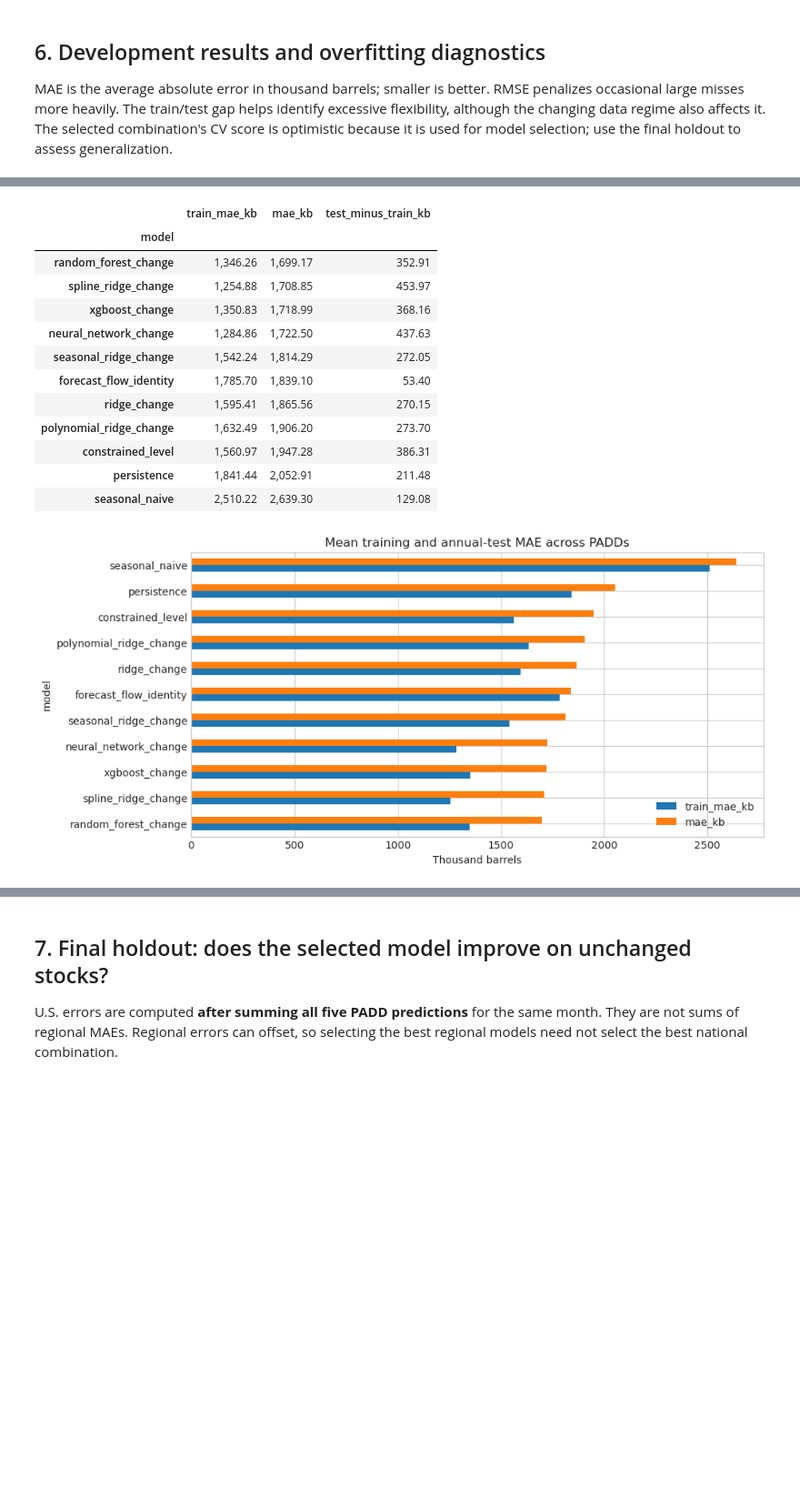
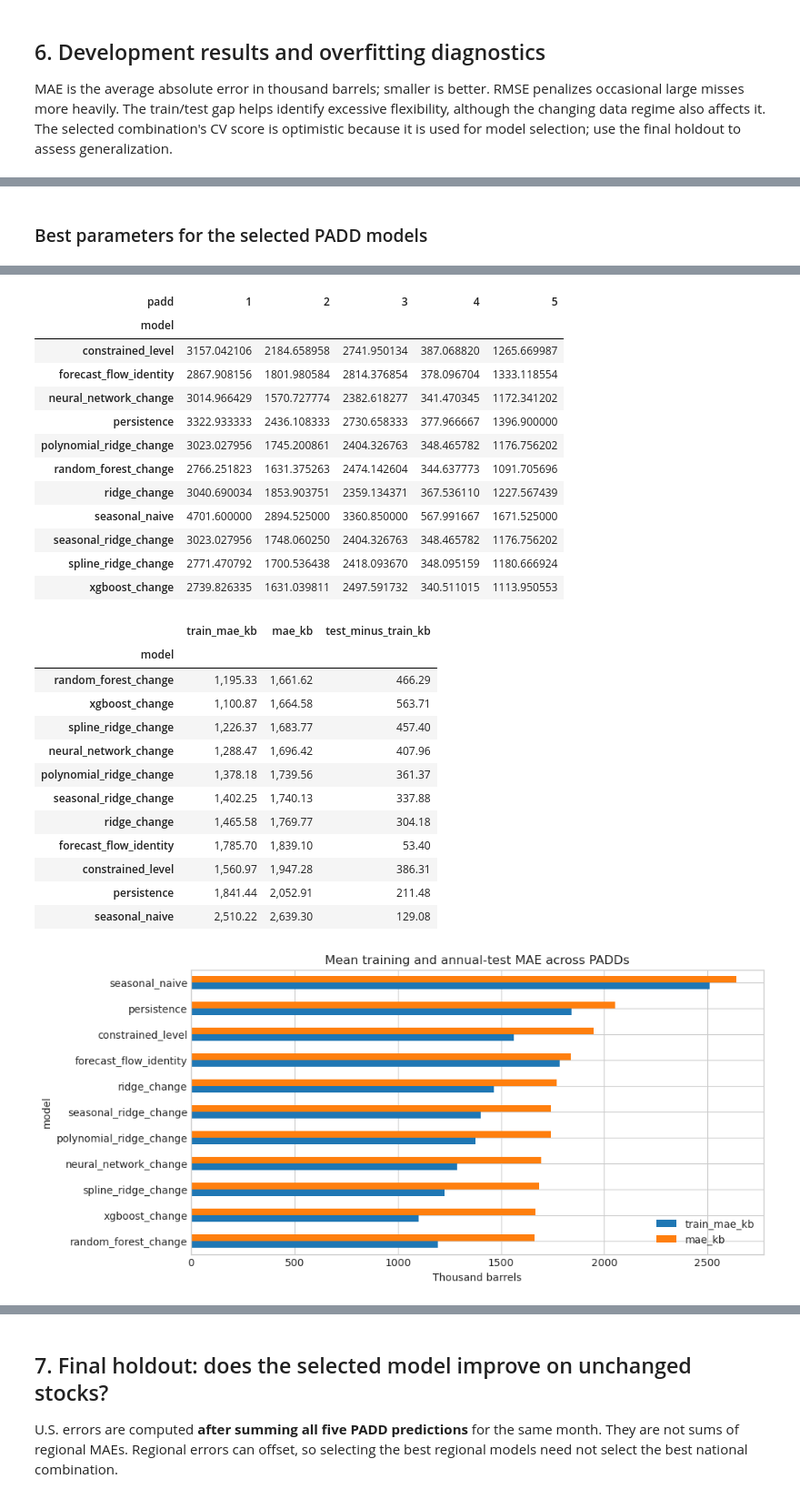
Before and after one commit to calvinchou711/US_SND_GASOLINE, a Jupyter notebook: us_snd_model_results.ipynb, the cells around one changed output, grey strips where cells are left out. Shown at 91% size. Cells and saved outputs as stored; diff of their text form; code cells hidden in the pictures; blank space fills up the shorter version.

Commit message:
Tune gasoline models with chronological grid search

```diff
--- a/us_snd_model_results.ipynb
+++ b/us_snd_model_results.ipynb
@@ -636,6 +723,7 @@ def forecast(history, fitted, horizon=12):
 data_dir=HERE/'data'
 output_dir=OUTPUT
 folds=10
+jobs=8
 # %% [markdown]
 ### 5a. Prepare training rows and compare every candidate
 
@@ -646,7 +734,7 @@ output.mkdir(parents=True, exist_ok=True)
 panel = load_panel(data_dir)
 histories = {p: panel[panel.padd.eq(p)].reset_index(drop=True) for p in PADD_NAMES}
 samples = {p: supervised(history) for p,history in histories.items()}
-predictions, fold_metrics, selection, fitted, fit_warnings = evaluate(samples, folds)
+predictions, fold_metrics, selection, fitted, fit_warnings, best_parameters, grid_results = evaluate(samples, folds, jobs=jobs)
 
 display(fold_metrics.groupby('model').agg(folds=('fold','count'),test_mae_kb=('mae_kb','mean')))
 display(selection)
@@ -720,7 +765,7 @@ for offset in [24, 12]:
     cutoff = panel.month.max() - pd.DateOffset(months=offset)
     for p, state in fitted.items():
         train = samples[p][samples[p].month.le(cutoff)]
-        model, warning = fit(state['name'], train)
+        model, warning = fit(state['name'], train, best_parameters[p, state['name']])
         states[p] = {'name': state['name'], 'estimator': model}
         if warning:
             fit_warnings.loc[len(fit_warnings)] = [p, state['name'], 'recursive_holdout', warning]
@@ -789,7 +807,10 @@ tables = {'padd_monthly_model':panel,'us_monthly_model':us_history,'jodi_us_benc
     'padd_forecast_12m':regional,'us_forecast_12m':national,'latest_forecast':latest,
     'recursive_holdout_predictions':recursive,'us_recursive_holdout_predictions':us_recursive,
     'recursive_holdout_metrics':metric_table(recursive,['padd']),
-    'us_recursive_horizon_metrics':metric_table(us_recursive,['horizon']), 'fit_warnings':fit_warnings}
+    'us_recursive_horizon_metrics':metric_table(us_recursive,['horizon']), 'fit_warnings':fit_warnings,
+    'grid_search_results':grid_results,
+    'best_parameters':pd.DataFrame([{'padd':p, 'model':name, 'params':json.dumps(params, sort_keys=True)}
+        for (p,name),params in best_parameters.items()])}
 for name, frame in tables.items():
     frame.to_csv(output/f'{name}.csv', index=False)
 joblib.dump(fitted, output/'fitted_models.joblib')
@@ -872,6 +880,12 @@ assert pd.to_datetime(schedule.test_end).max() < pd.Timestamp(metadata['holdout_
 MAE is the average absolute error in thousand barrels; smaller is better. RMSE penalizes occasional large misses more heavily. The train/test gap helps identify excessive flexibility, although the changing data regime also affects it. The selected combination's CV score is optimistic because it is used for model selection; use the final holdout to assess generalization.
 # %%
 display(tables['selected_models'])
+selected_parameters = (tables['selected_models']
+    .merge(tables['best_parameters'], left_on=['padd','selected_model'], right_on=['padd','model'])
+    [['padd','selected_model','cv_mae_kb','params']])
+display(Markdown('### Best parameters for the selected PADD models'))
+with pd.option_context('display.max_colwidth',None):
+    display(selected_parameters)
 cv = tables['padd_model_metrics'].query("split == 'cv' and model != 'selected_padd_models'")
 display(cv.pivot(index='model', columns='padd', values='mae_kb').style.highlight_min(axis=0))
 gaps = folds.groupby('model')[['train_mae_kb','mae_kb']].mean().sort_values('mae_kb')
@@ -888,0 +903 @@ plt.xlabel('Thousand barrels'); plt.show()
+### Best parameters for the selected PADD models
@@ -902,17 +910,30 @@ plt.xlabel('Thousand barrels'); plt.show()
-|  | train_mae_kb | mae_kb | test_minus_train_kb |
-| model |  |  |  |
-| random_forest_change | 1,346.26 | 1,699.17 | 352.91 |
-| spline_ridge_change | 1,254.88 | 1,708.85 | 453.97 |
-| xgboost_change | 1,350.83 | 1,718.99 | 368.16 |
-| neural_network_change | 1,284.86 | 1,722.50 | 437.63 |
-| seasonal_ridge_change | 1,542.24 | 1,814.29 | 272.05 |
-| forecast_flow_identity | 1,785.70 | 1,839.10 | 53.40 |
-| ridge_change | 1,595.41 | 1,865.56 | 270.15 |
-| polynomial_ridge_change | 1,632.49 | 1,906.20 | 273.70 |
-| constrained_level | 1,560.97 | 1,947.28 | 386.31 |
-| persistence | 1,841.44 | 2,052.91 | 211.48 |
-| seasonal_naive | 2,510.22 | 2,639.30 | 129.08 |
+| padd | 1 | 2 | 3 | 4 | 5 |
+| model |  |  |  |  |  |
+| constrained_level | 3157.042106 | 2184.658958 | 2741.950134 | 387.068820 | 1265.669987 |
+| forecast_flow_identity | 2867.908156 | 1801.980584 | 2814.376854 | 378.096704 | 1333.118554 |
+| neural_network_change | 3014.966429 | 1570.727774 | 2382.618277 | 341.470345 | 1172.341202 |
+| persistence | 3322.933333 | 2436.108333 | 2730.658333 | 377.966667 | 1396.900000 |
+| polynomial_ridge_change | 3023.027956 | 1745.200861 | 2404.326763 | 348.465782 | 1176.756202 |
+| random_forest_change | 2766.251823 | 1631.375263 | 2474.142604 | 344.637773 | 1091.705696 |
+| ridge_change | 3040.690034 | 1853.903751 | 2359.134371 | 367.536110 | 1227.567439 |
+| seasonal_naive | 4701.600000 | 2894.525000 | 3360.850000 | 567.991667 | 1671.525000 |
+| seasonal_ridge_change | 3023.027956 | 1748.060250 | 2404.326763 | 348.465782 | 1176.756202 |
+| spline_ridge_change | 2771.470792 | 1700.536438 | 2418.093670 | 348.095159 | 1180.666924 |
+| xgboost_change | 2739.826335 | 1631.039811 | 2497.591732 | 340.511015 | 1113.950553 |
+|  | train_mae_kb | mae_kb | test_minus_train_kb |
+| model |  |  |  |
+| random_forest_change | 1,195.33 | 1,661.62 | 466.29 |
+| xgboost_change | 1,100.87 | 1,664.58 | 563.71 |
+| spline_ridge_change | 1,226.37 | 1,683.77 | 457.40 |
+| neural_network_change | 1,288.47 | 1,696.42 | 407.96 |
+| polynomial_ridge_change | 1,378.18 | 1,739.56 | 361.37 |
+| seasonal_ridge_change | 1,402.25 | 1,740.13 | 337.88 |
+| ridge_change | 1,465.58 | 1,769.77 | 304.18 |
+| forecast_flow_identity | 1,785.70 | 1,839.10 | 53.40 |
+| constrained_level | 1,560.97 | 1,947.28 | 386.31 |
+| persistence | 1,841.44 | 2,052.91 | 211.48 |
+| seasonal_naive | 2,510.22 | 2,639.30 | 129.08 |
-[figure, old version]
+[figure, new version]
 # %%
 fig, ax = plt.subplots(figsize=(12,4))
 for name in ['persistence','constrained_level','xgboost_change','neural_network_change']:
```
Also changed, not shown: parts of 22 cells of this notebook, 25 other files.
